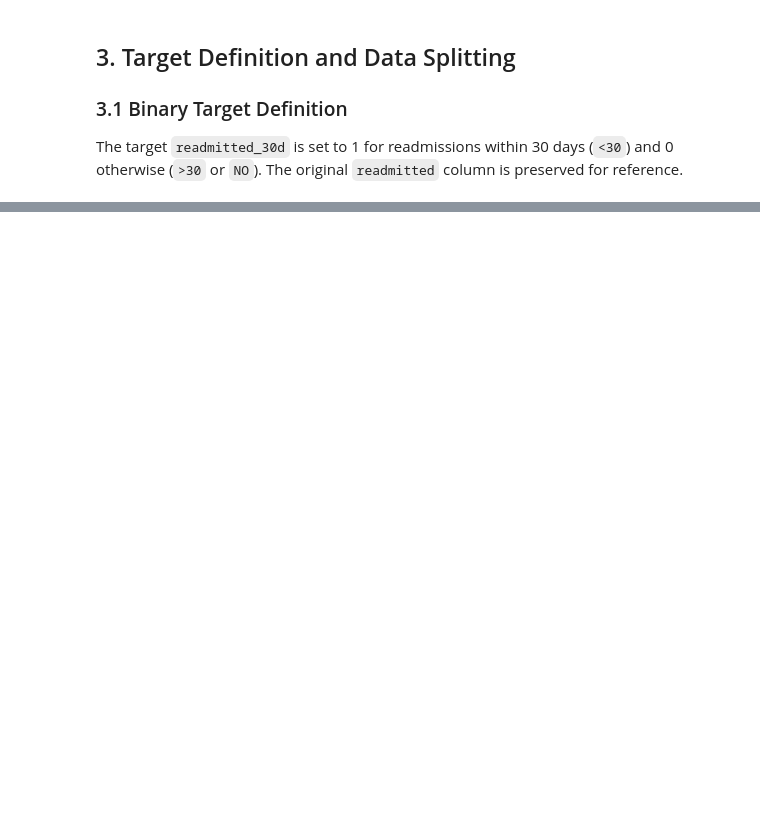
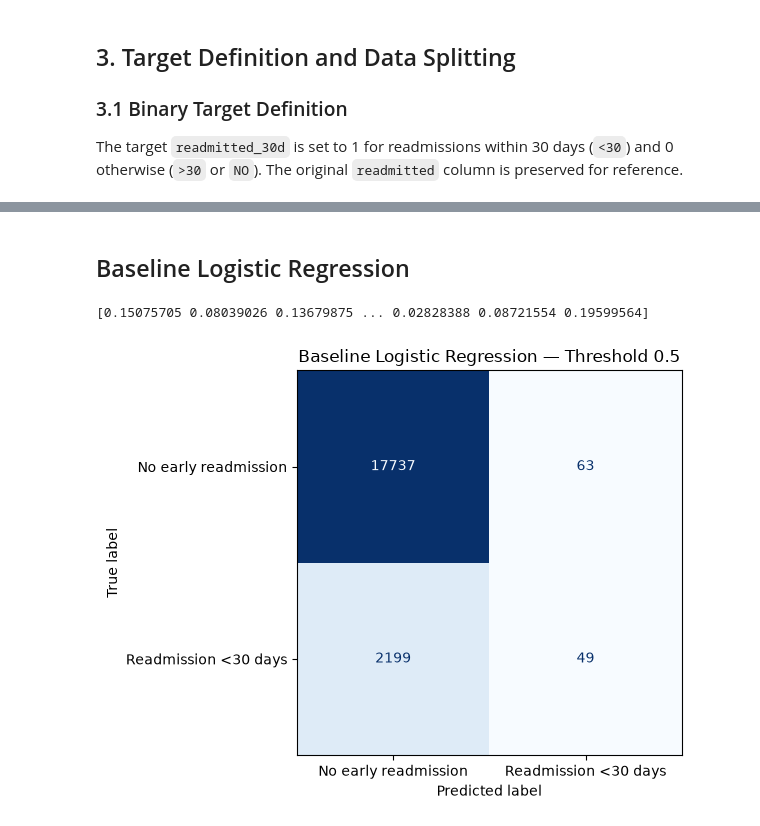
Before and after one commit to stanyslasdhondt-oss/diabetes-readmission-prediction, a Jupyter notebook: notebook.ipynb, the cells around one changed output, grey strips where cells are left out. Saved outputs shown, nothing was run; the diff lists cells and outputs as text; code cells hidden in the pictures; blank space fills up the shorter version.

Commit message:
finish eda and first model logistic regression+randomforest

```diff
--- a/notebook.ipynb
+++ b/notebook.ipynb
@@ -240,0 +638,19 @@ df_val = df.iloc[test_pos].copy()
+# %%
+from sklearn.preprocessing import StandardScaler
+
+scaler = StandardScaler()
+
+x_train_scaled[numerical_features] = scaler.fit_transform(
+    x_train[numerical_features]
+)
+
+x_val_scaled[numerical_features] = scaler.transform(
+    x_val[numerical_features]
+)
+
+x_test_scaled[numerical_features] = scaler.transform(
+    x_test[numerical_features]
+)
+x_full_train_scaled[numerical_features] = scaler.transform(
+    x_full_train[numerical_features]
+)
@@ -240,0 +666,21 @@ df_val = df.iloc[test_pos].copy()
+# %%
+from sklearn.feature_extraction import DictVectorizer
+
+train_dict = x_train_scaled.to_dict(orient='records')
+val_dicts = x_val_scaled.to_dict(orient="records")
+
+dv = DictVectorizer(sparse=False)
+
+x_train = dv.fit_transform(train_dict)
+x_val = dv.transform(val_dicts)
+# %% [markdown]
+## Baseline Logistic Regression
+# %%
+from sklearn.linear_model import LogisticRegression
+b_lr = LogisticRegression(max_iter=1000)
+b_lr.fit(x_train, y_train)
+
+y_val_proba = b_lr.predict_proba(x_val)[:, 1]
+print(y_val_proba)
+# %% [output]
+[0.15075705 0.08039026 0.13679875 ... 0.02828388 0.08721554 0.19599564]
@@ -240,0 +727,11 @@ df_val = df.iloc[test_pos].copy()
+# %%
+b_lr_results = evaluate_model(
+    y_val,
+    y_val_proba,
+    threshold=0.5,
+    model_name="Baseline Logistic Regression"
+)
+
+display(pd.DataFrame([b_lr_results]).round(3))
+# %% [output]
+[figure, added]
```
Also changed, not shown: parts of 50 cells of this notebook.
